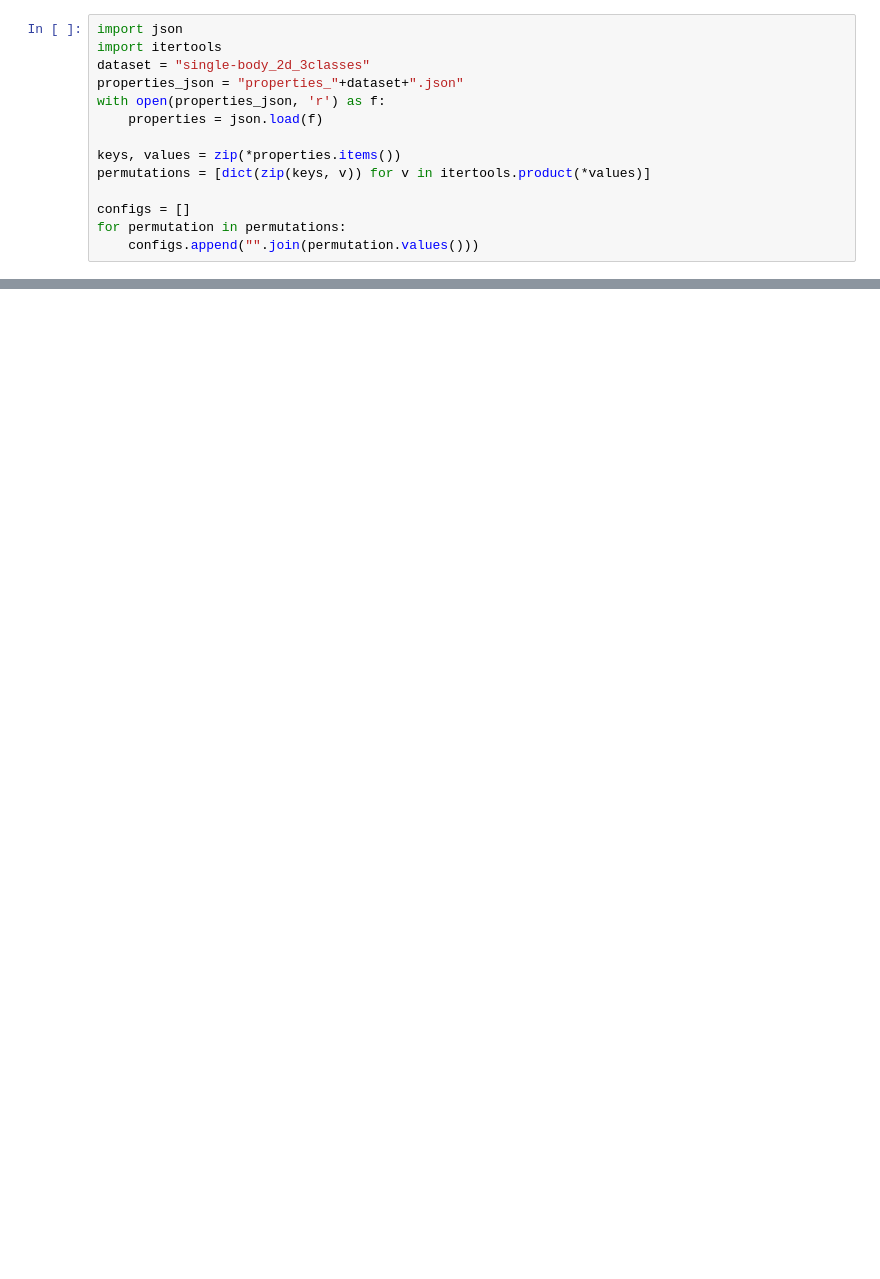
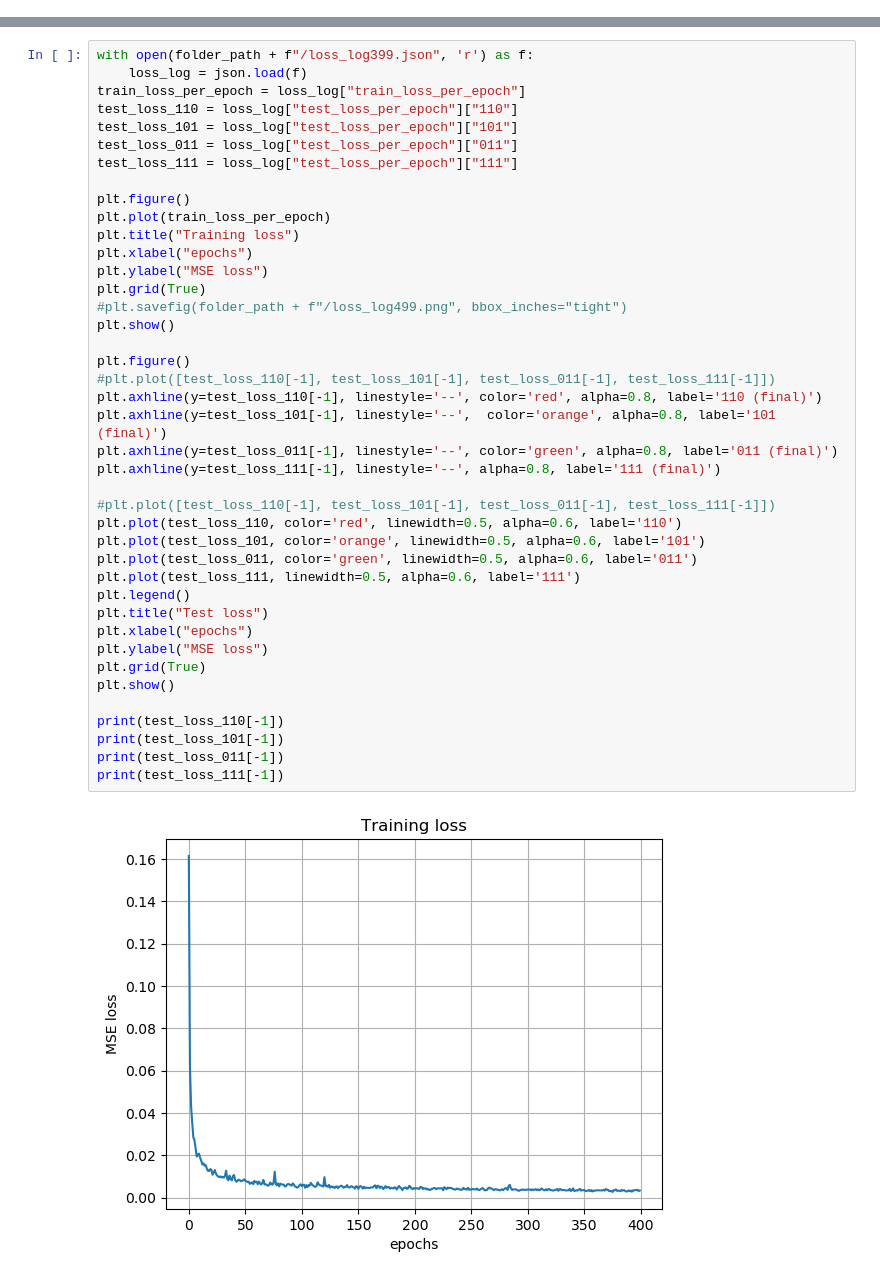
Before and after one commit to JiaweiGe0416/LLM-Understanding, a Jupyter notebook: concept_graphs/test_output.ipynb, the cells around one changed output, grey strips where cells are left out. Saved outputs shown, nothing was run; the diff lists cells and outputs as text; blank space fills up the shorter version.

```diff
--- a/concept_graphs/test_output.ipynb
+++ b/concept_graphs/test_output.ipynb
@@ -357,14 +97,0 @@ FileNotFoundError: [Errno 2] No such file or directory: '/data2/jiawei/llm-under
-# %%
-import json
-import itertools
-dataset = "single-body_2d_3classes"
-properties_json = "properties_"+dataset+".json"
-with open(properties_json, 'r') as f:
-    properties = json.load(f)
-
-keys, values = zip(*properties.items())
-permutations = [dict(zip(keys, v)) for v in itertools.product(*values)]
-
-configs = []
-for permutation in permutations:
-    configs.append("".join(permutation.values()))
@@ -374,0 +98,43 @@ configs
+# %%
+with open(folder_path + f"/loss_log399.json", 'r') as f:
+    loss_log = json.load(f)
+train_loss_per_epoch = loss_log["train_loss_per_epoch"]
+test_loss_110 = loss_log["test_loss_per_epoch"]["110"]
+test_loss_101 = loss_log["test_loss_per_epoch"]["101"]
+test_loss_011 = loss_log["test_loss_per_epoch"]["011"]
+test_loss_111 = loss_log["test_loss_per_epoch"]["111"]
+
+plt.figure()
+plt.plot(train_loss_per_epoch)
+plt.title("Training loss")
+plt.xlabel("epochs")
+plt.ylabel("MSE loss")
+plt.grid(True)
+#plt.savefig(folder_path + f"/loss_log499.png", bbox_inches="tight")
+plt.show()
+
+plt.figure()
+#plt.plot([test_loss_110[-1], test_loss_101[-1], test_loss_011[-1], test_loss_111[-1]])
+plt.axhline(y=test_loss_110[-1], linestyle='--', color='red', alpha=0.8, label='110 (final)')
+plt.axhline(y=test_loss_101[-1], linestyle='--',  color='orange', alpha=0.8, label='101 (final)')
+plt.axhline(y=test_loss_011[-1], linestyle='--', color='green', alpha=0.8, label='011 (final)')
+plt.axhline(y=test_loss_111[-1], linestyle='--', alpha=0.8, label='111 (final)')
+
+#plt.plot([test_loss_110[-1], test_loss_101[-1], test_loss_011[-1], test_loss_111[-1]])
+plt.plot(test_loss_110, color='red', linewidth=0.5, alpha=0.6, label='110')
+plt.plot(test_loss_101, color='orange', linewidth=0.5, alpha=0.6, label='101')
+plt.plot(test_loss_011, color='green', linewidth=0.5, alpha=0.6, label='011')
+plt.plot(test_loss_111, linewidth=0.5, alpha=0.6, label='111')
+plt.legend()
+plt.title("Test loss")
+plt.xlabel("epochs")
+plt.ylabel("MSE loss")
+plt.grid(True)
+plt.show()
+
+print(test_loss_110[-1])
+print(test_loss_101[-1])
+print(test_loss_011[-1])
+print(test_loss_111[-1])
+# %% [output]
+[figure, added]
```
Also changed, not shown: parts of 10 cells of this notebook, 33 other files.
